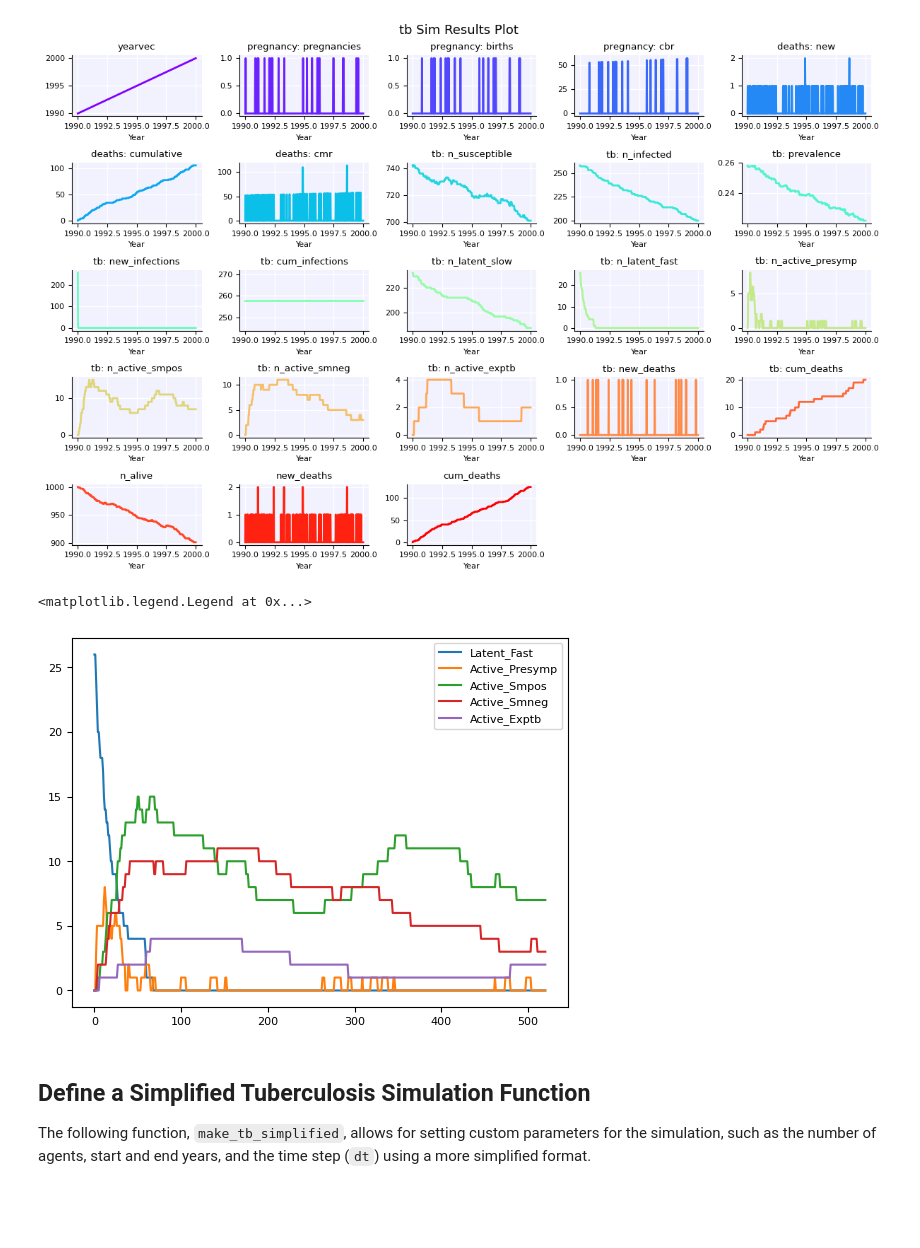
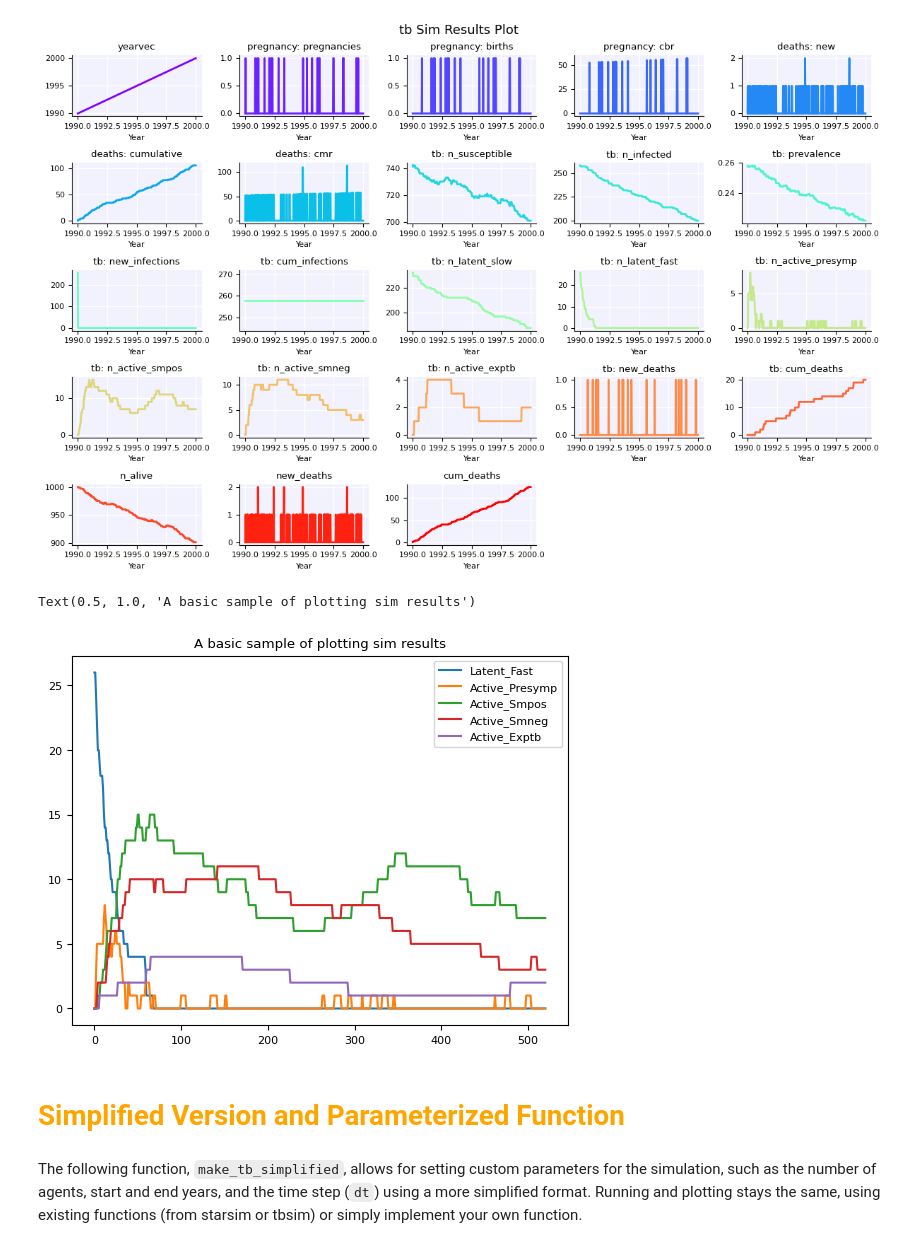
Before and after one commit to starsimhub/tbsim, a Jupyter notebook: docs/tutorials/tuberculosis_sim.ipynb, the cells around one changed output. Saved outputs shown, nothing was run; the diff lists cells and outputs as text; code cells hidden in the pictures; blank space fills up the shorter version.

```diff
--- a/docs/tutorials/tuberculosis_sim.ipynb
+++ b/docs/tutorials/tuberculosis_sim.ipynb
@@ -170,19 +174,20 @@ plt.show()
 # %%
 
 # Method 3:  ------------------------------------------------------
 fig = plt.figure()
 simulation_results = sim.results['tb']
 for rkey in [ 'latent_fast', 'active_presymp', 'active_smpos', 'active_smneg', 'active_exptb']:
     plt.plot(simulation_results['n_'+rkey], label=rkey.title())
 plt.legend()
+plt.title("A basic sample of plotting sim results")
 # %% [output]
-<matplotlib.legend.Legend at 0x...>
+Text(0.5, 1.0, 'A basic sample of plotting sim results')
-[figure, old version]
+[figure, new version]
+# %% [markdown]
+<h1 style="color: orange; ">Simplified Version and Parameterized Function</h1>
 # %% [markdown]
-
-## Define a Simplified Tuberculosis Simulation Function
-
 The following function, `make_tb_simplified`, allows for setting custom parameters for the simulation, such as the number of agents, start and end years, and the time step (`dt`) using a more simplified format.
+Running and plotting stays the same, using existing functions (from starsim or tbsim) or simply implement your own function.
 # %%
 
 # Define another function to create a tuberculosis simulation with different parameters
```
Also changed, not shown: parts of 9 cells of this notebook.
